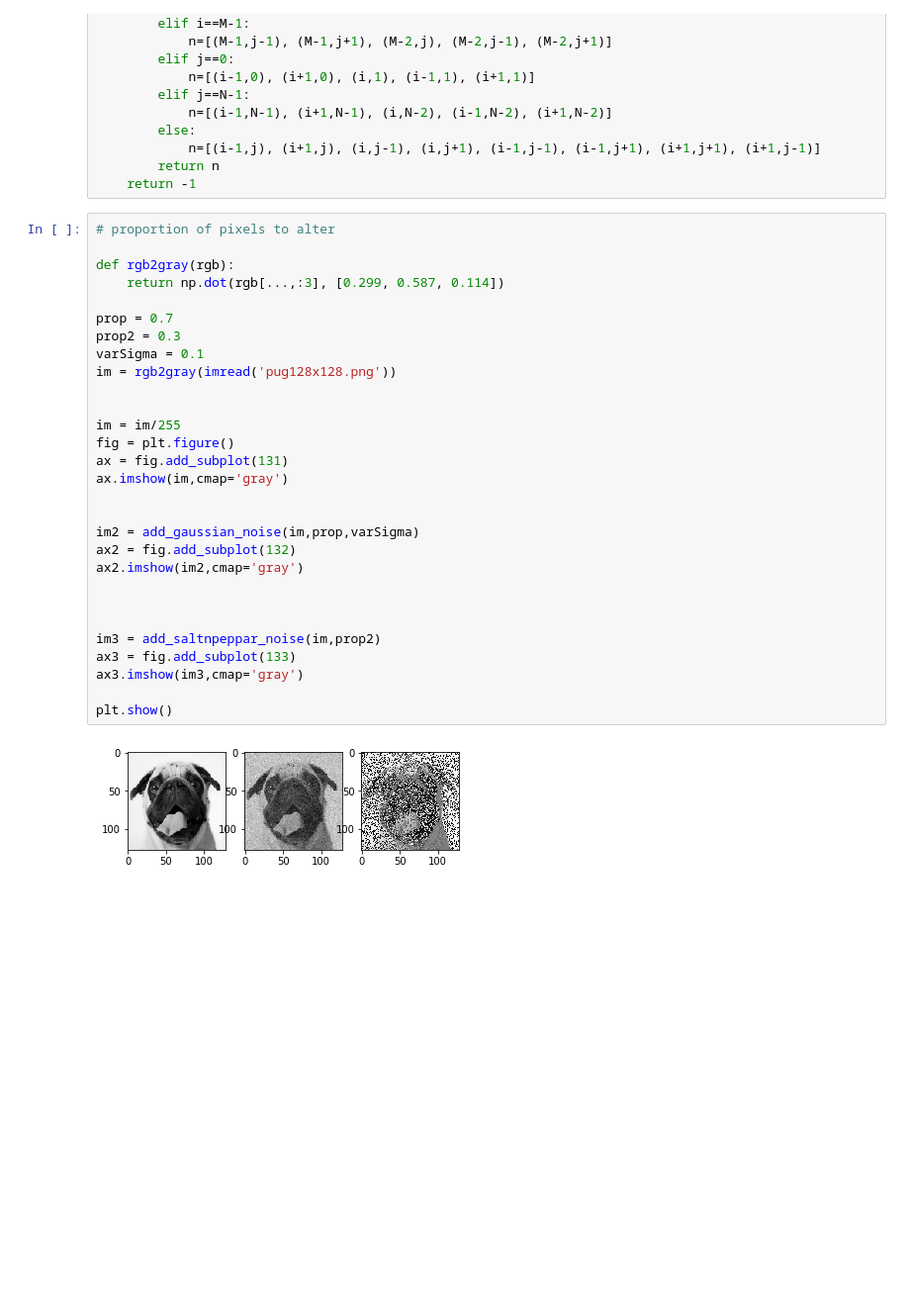
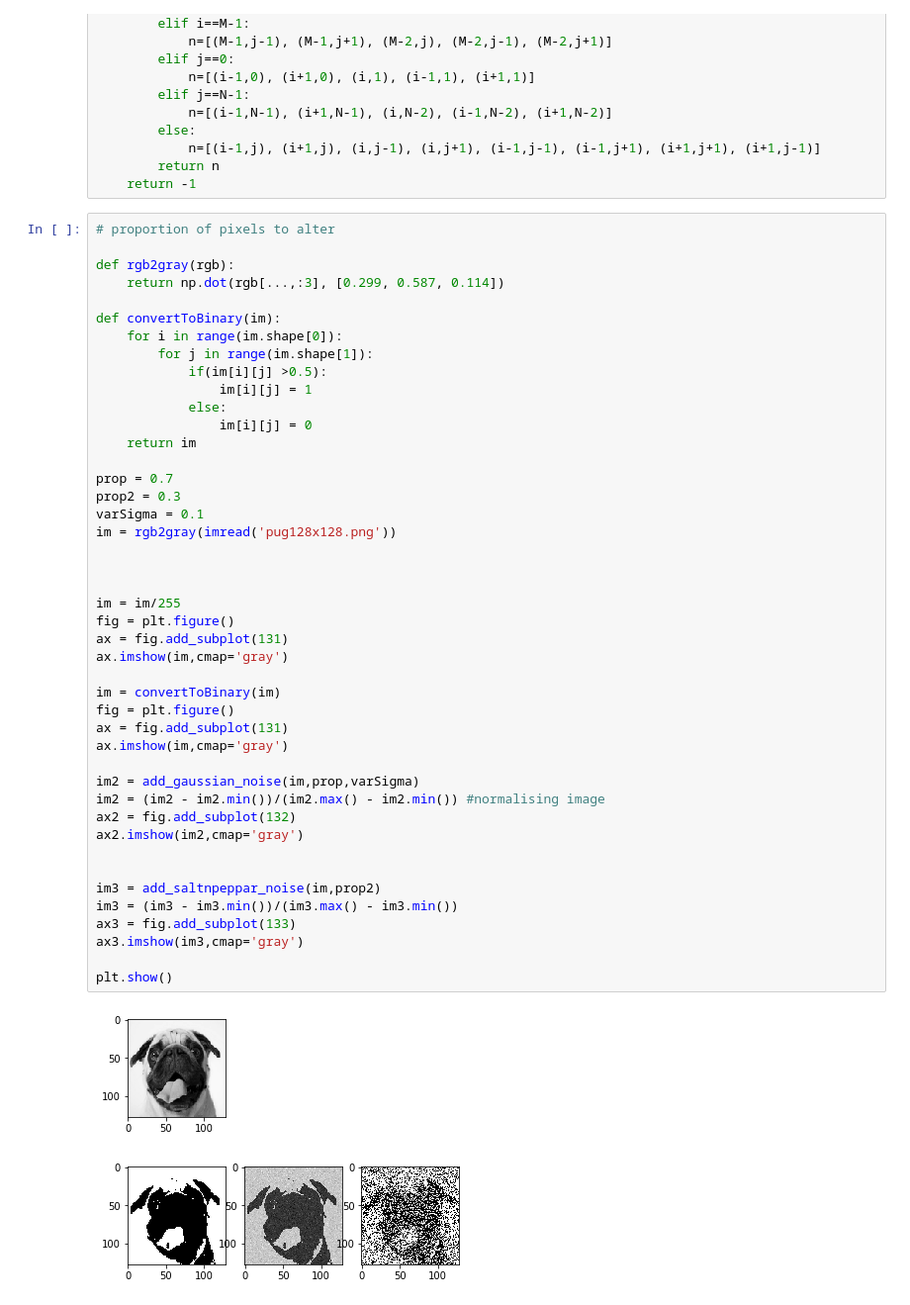
Before and after one commit to ThemisP/ml_cw2, a Jupyter notebook: CW2.ipynb, the cells around one changed output. Shown at 99% size. Saved outputs shown, nothing was run; the diff lists cells and outputs as text; blank space fills up the shorter version.

```diff
--- a/CW2.ipynb
+++ b/CW2.ipynb
@@ -67,31 +67,47 @@ def neighbours(i,j,M,N,size=8):
 # %%
 # proportion of pixels to alter
 
 def rgb2gray(rgb):
     return np.dot(rgb[...,:3], [0.299, 0.587, 0.114])
+
+def convertToBinary(im):
+    for i in range(im.shape[0]):
+        for j in range(im.shape[1]):
+            if(im[i][j] >0.5):
+                im[i][j] = 1
+            else:
+                im[i][j] = 0
+    return im
 
 prop = 0.7
 prop2 = 0.3
 varSigma = 0.1
 im = rgb2gray(imread('pug128x128.png'))
 
 
+
 im = im/255
 fig = plt.figure()
 ax = fig.add_subplot(131)
 ax.imshow(im,cmap='gray')
 
+im = convertToBinary(im)
+fig = plt.figure()
+ax = fig.add_subplot(131)
+ax.imshow(im,cmap='gray')
 
 im2 = add_gaussian_noise(im,prop,varSigma)
+im2 = (im2 - im2.min())/(im2.max() - im2.min()) #normalising image
 ax2 = fig.add_subplot(132)
 ax2.imshow(im2,cmap='gray')
 
 
-
 im3 = add_saltnpeppar_noise(im,prop2)
+im3 = (im3 - im3.min())/(im3.max() - im3.min())
 ax3 = fig.add_subplot(133)
 ax3.imshow(im3,cmap='gray')
 
 plt.show()
 # %% [output]
-[figure, old version]
+[figure, new version]
+[figure, added]
```
Also changed, not shown: parts of 2 cells of this notebook, 1 other file.
